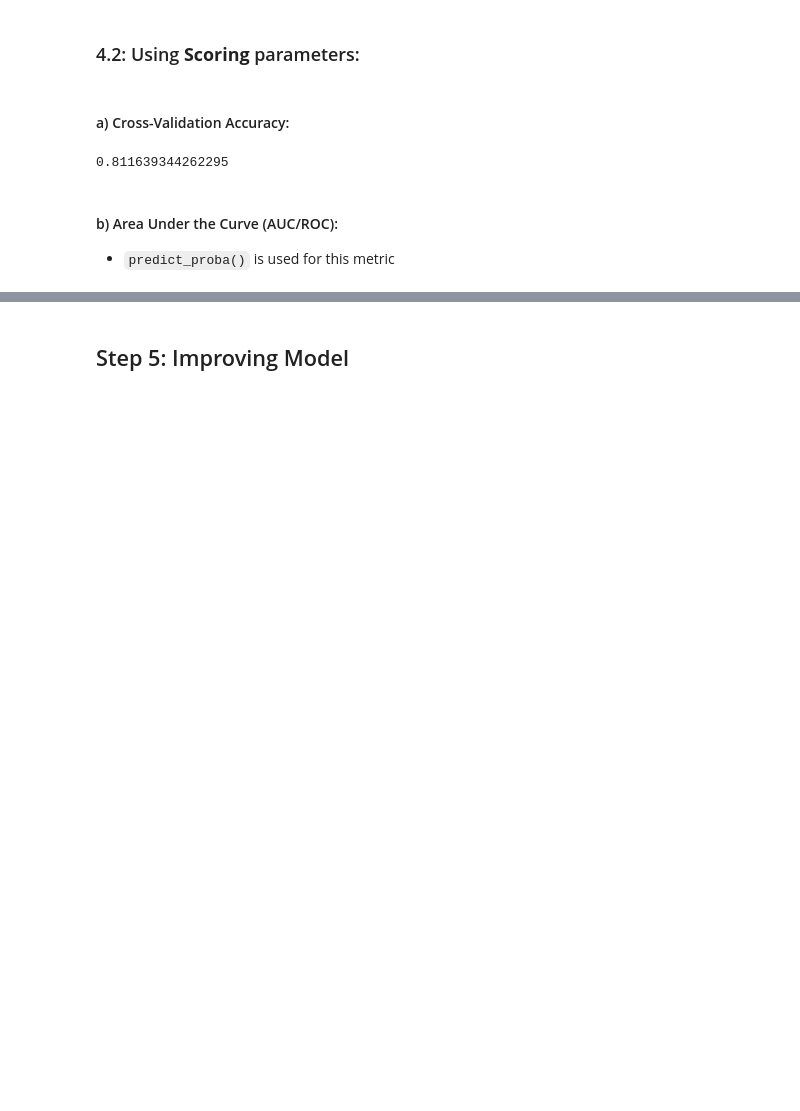
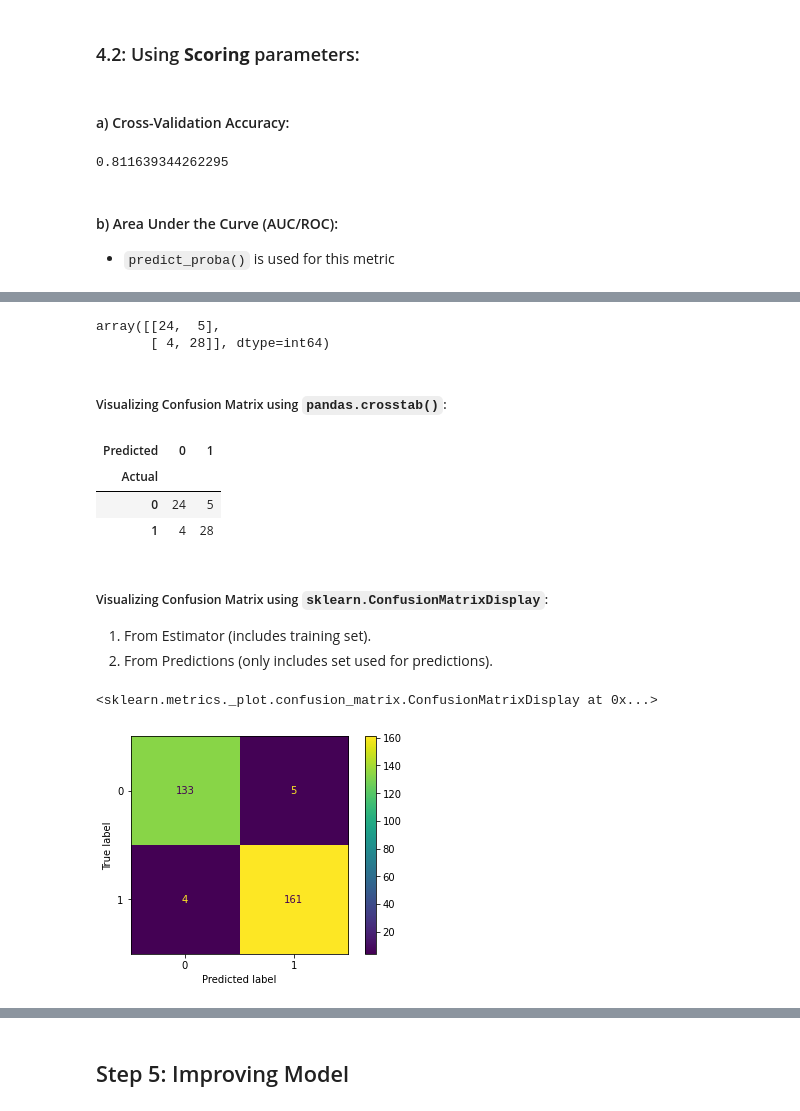
Before and after one commit to thrasher995/thrasher995.github.io, a Jupyter notebook: _data/_notebooks/classification_example.ipynb, the cells around one changed output, grey strips where cells are left out. Cells and saved outputs as stored; diff of their text form; code cells hidden in the pictures; blank space fills up the shorter version.

```diff
--- a/_data/_notebooks/classification_example.ipynb
+++ b/_data/_notebooks/classification_example.ipynb
@@ -212,0 +244,19 @@ array([0.        , 0.        , 0.        , 0.        , 0.        ,
+# %%
+from sklearn.metrics import confusion_matrix
+confusion_matrix(Y_test,Y_pred)
+# %% [output]
+array([[24,  5],
+       [ 4, 28]], dtype=int64)
+# %% [markdown]
+##### Visualizing Confusion Matrix using `pandas.crosstab()`:
+# %%
+pd.crosstab(Y_test,Y_pred, rownames = ["Actual"], colnames=["Predicted"])
+# %% [output]
+| Predicted | 0 | 1 |
+| Actual |  |  |
+| 0 | 24 | 5 |
+| 1 | 4 | 28 |
+# %% [markdown]
+##### Visualizing Confusion Matrix using `sklearn.ConfusionMatrixDisplay`:
+1. From Estimator (includes training set).
+2. From Predictions (only includes set used for predictions).
@@ -212,0 +265,6 @@ array([0.        , 0.        , 0.        , 0.        , 0.        ,
+# %%
+# Using From Estimator:
+ConfusionMatrixDisplay.from_estimator(estimator = model, X= X, y=Y)
+# %% [output]
+<sklearn.metrics._plot.confusion_matrix.ConfusionMatrixDisplay at 0x...>
+[figure, added]
```
Also changed, not shown: parts of 25 cells of this notebook.
